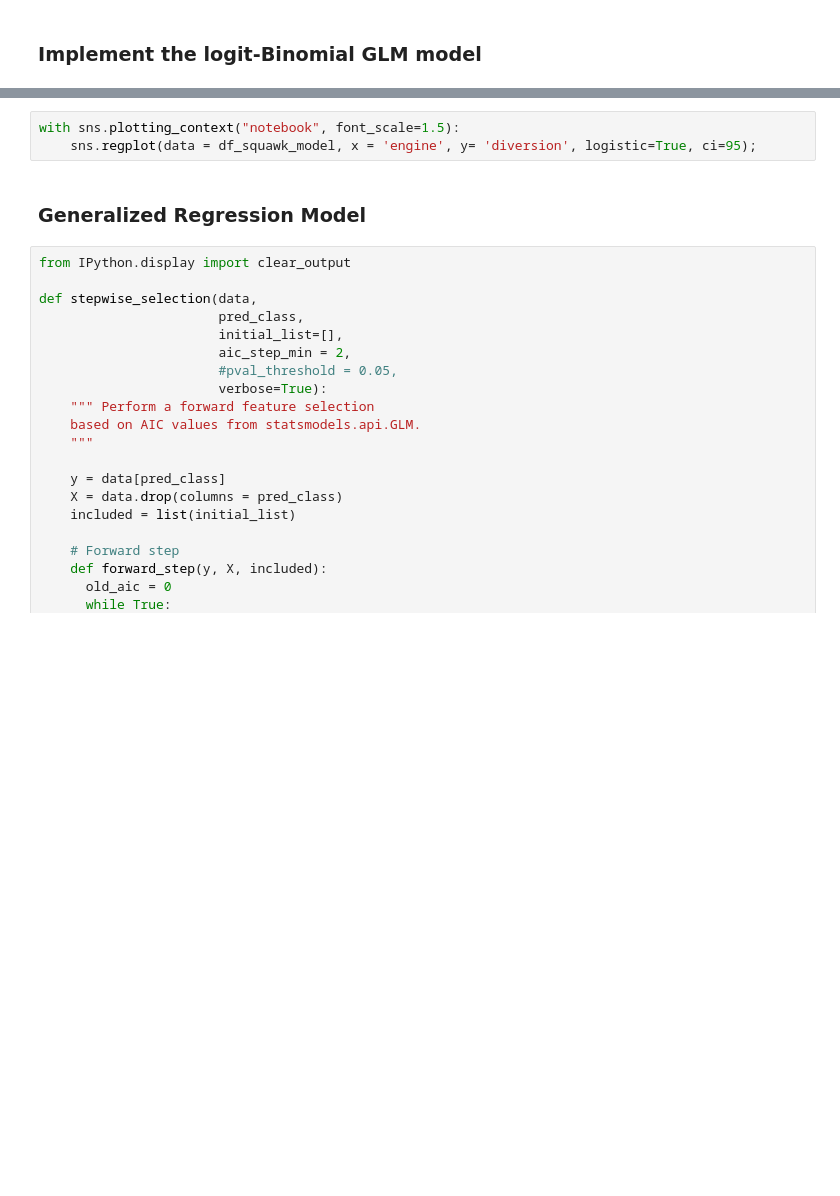
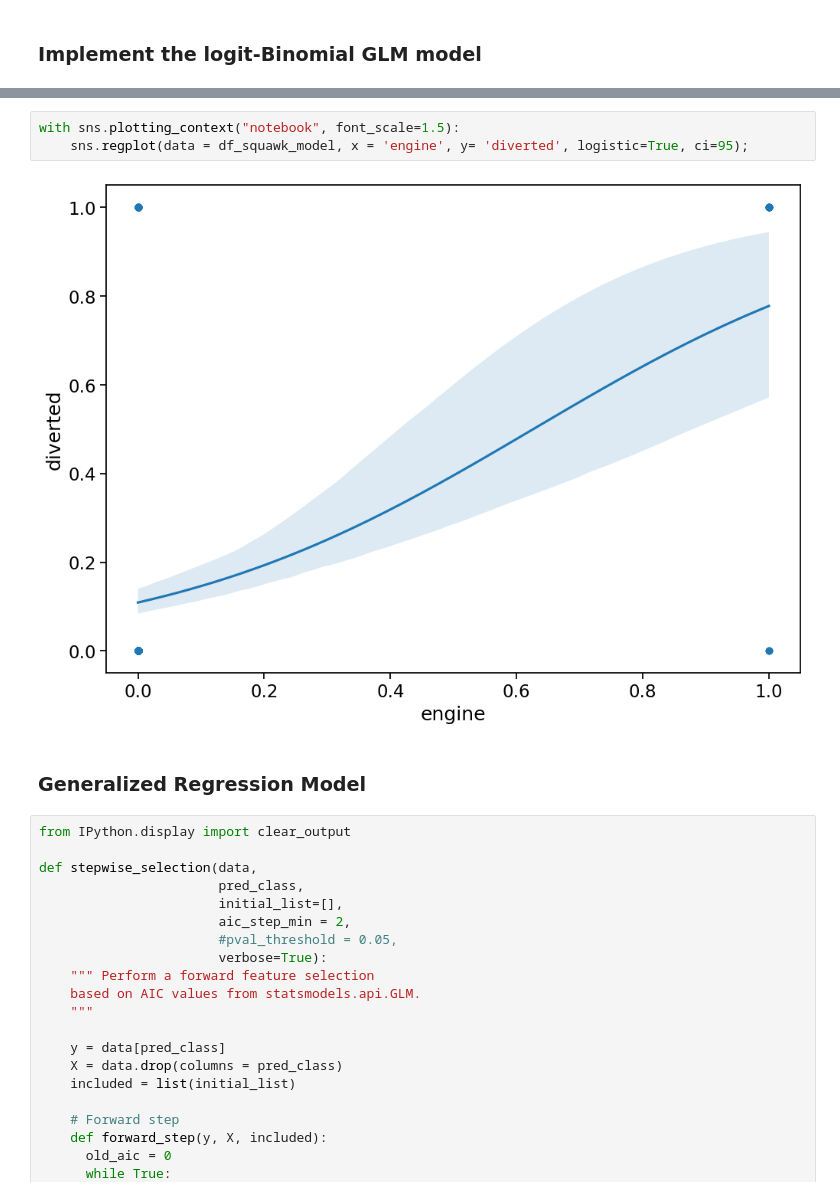
Before and after one commit to ralfreuvers/Constructor-Group-Project-Aviation, a Jupyter notebook: notebooks/binomial_linear_regression.ipynb, the cells around one changed output, grey strips where cells are left out. Drawn from its saved outputs; the diff is of its cells as text; blank space fills up the shorter version.

```diff
--- a/notebooks/binomial_linear_regression.ipynb
+++ b/notebooks/binomial_linear_regression.ipynb
@@ -66,6 +86,8 @@ print("AIC:", squawk_model_all.aic)
 # %%
 with sns.plotting_context("notebook", font_scale=1.5):
-    sns.regplot(data = df_squawk_model, x = 'engine', y= 'diversion', logistic=True, ci=95);
+    sns.regplot(data = df_squawk_model, x = 'engine', y= 'diverted', logistic=True, ci=95);
+# %% [output]
+[figure, added]
 # %% [markdown]
 ### Generalized Regression Model
 # %%
```
Also changed, not shown: parts of 4 cells of this notebook.
